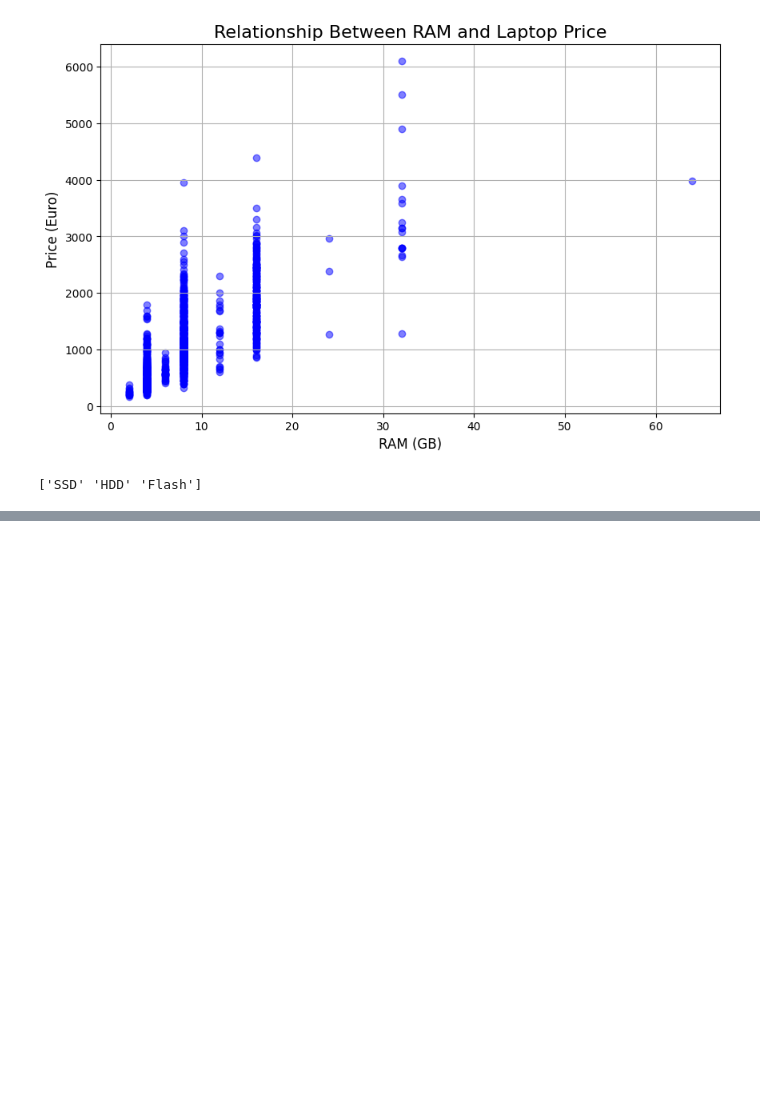
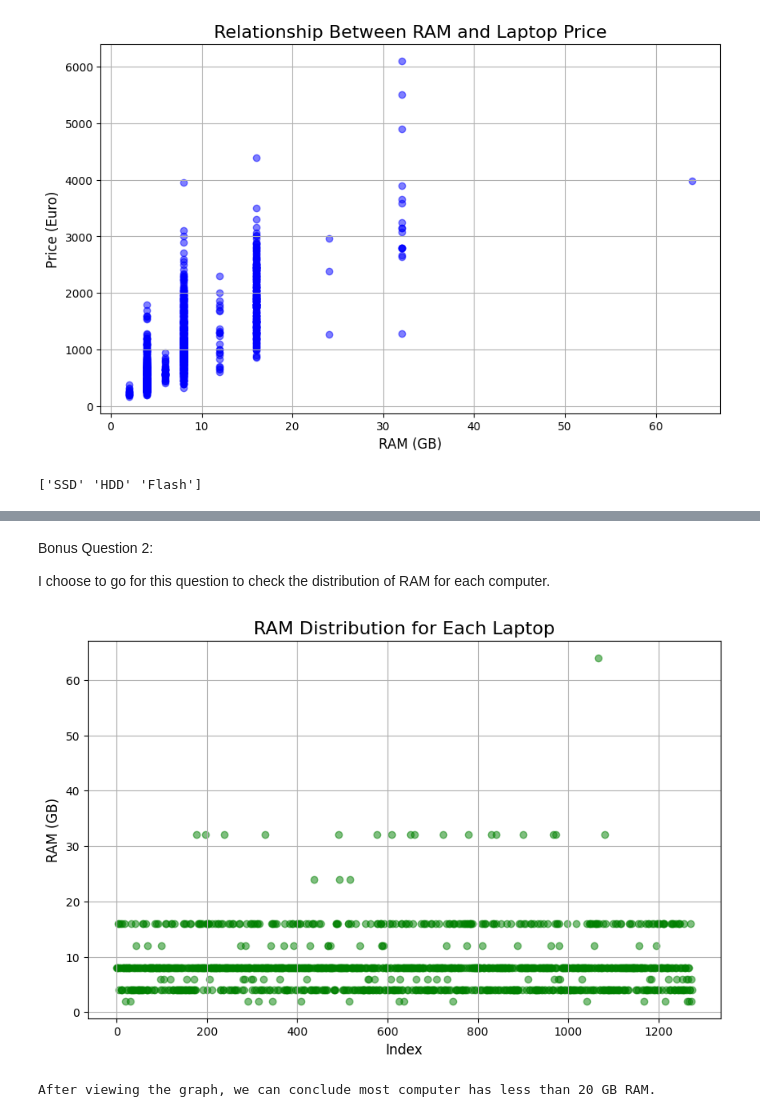
Before and after one commit to GITCODEME123/MINIPROJECT1, a Jupyter notebook: mini_project.ipynb, the cells around one changed output, grey strips where cells are left out. Saved outputs shown, nothing was run; the diff lists cells and outputs as text; code cells hidden in the pictures; blank space fills up the shorter version.

```diff
--- a/mini_project.ipynb
+++ b/mini_project.ipynb
@@ -261,0 +281,20 @@ print(storage_types)
+# %% [markdown]
+Bonus Question 2:
+
+I choose to go for this question to check the distribution of RAM for each computer.
+# %%
+# Plot the RAM distribution for each laptop using a scatter plot
+plt.figure(figsize=(10, 6))
+plt.scatter(df.index, df['RAM (GB)'], color='green', alpha=0.5)
+plt.title("RAM Distribution for Each Laptop", fontsize=16)
+plt.xlabel("Index", fontsize=12)
+plt.ylabel("RAM (GB)", fontsize=12)
+plt.grid(True)
+
+# Show the plot
+plt.show()
+
+print('After viewing the graph, we can conclude most computer has less than 20 GB RAM.')
+# %% [output]
+[figure, added]
+After viewing the graph, we can conclude most computer has less than 20 GB RAM.
```
Also changed, not shown: parts of 3 cells of this notebook.
